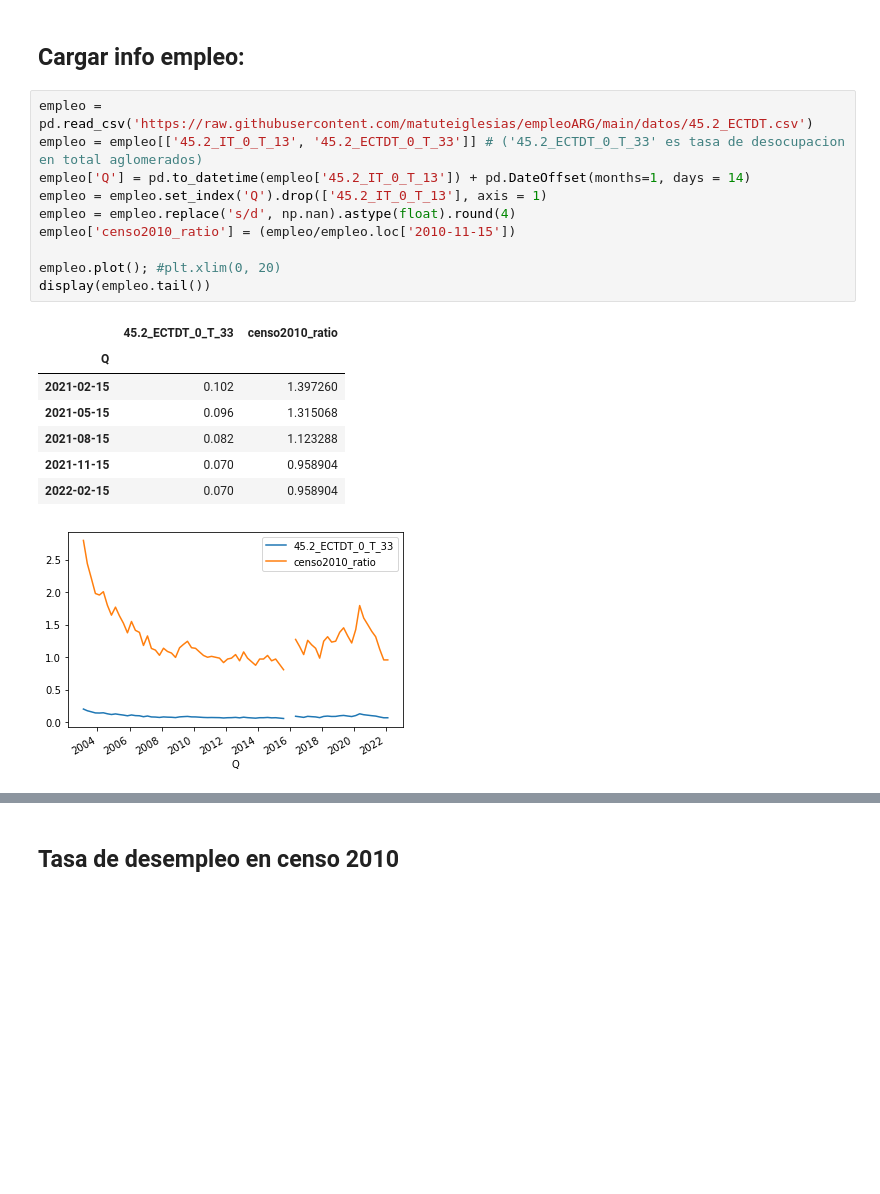
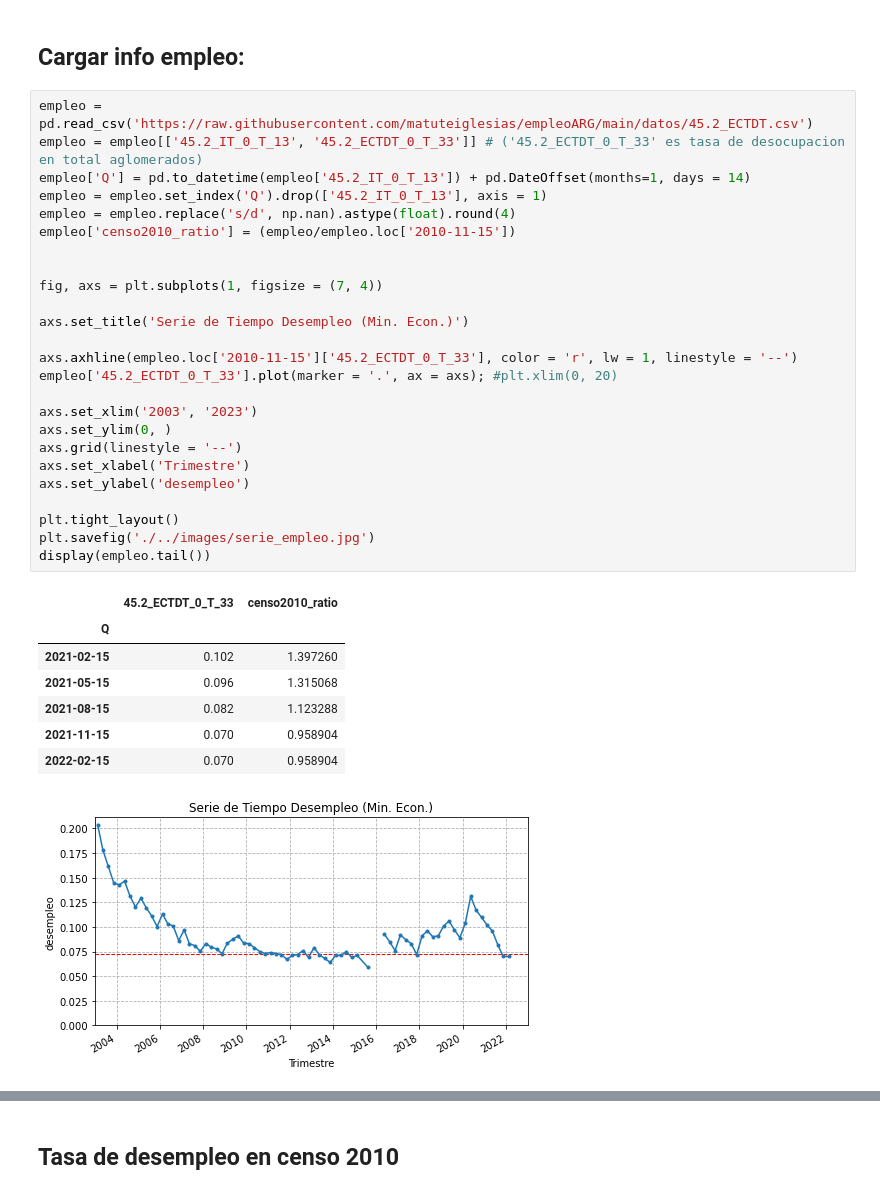
Before and after one commit to matuteiglesias/indice-pobreza-UBA, a Jupyter notebook: notebooks/02 - Predict using trained models- Empleo Trimestral.ipynb, the cells around one changed output, grey strips where cells are left out. Drawn from its saved outputs; the diff is of its cells as text; blank space fills up the shorter version.

```diff
--- a/notebooks/02 - Predict using trained models- Empleo Trimestral.ipynb
+++ b/notebooks/02 - Predict using trained models- Empleo Trimestral.ipynb
@@ -24,19 +26,34 @@ import os
 # %%
 empleo = pd.read_csv('https://raw.githubusercontent.com/matuteiglesias/empleoARG/main/datos/45.2_ECTDT.csv')
 empleo = empleo[['45.2_IT_0_T_13', '45.2_ECTDT_0_T_33']] # ('45.2_ECTDT_0_T_33' es tasa de desocupacion en total aglomerados)
 empleo['Q'] = pd.to_datetime(empleo['45.2_IT_0_T_13']) + pd.DateOffset(months=1, days = 14)
 empleo = empleo.set_index('Q').drop(['45.2_IT_0_T_13'], axis = 1)
 empleo = empleo.replace('s/d', np.nan).astype(float).round(4)
 empleo['censo2010_ratio'] = (empleo/empleo.loc['2010-11-15'])
 
-empleo.plot(); #plt.xlim(0, 20)
+
+fig, axs = plt.subplots(1, figsize = (7, 4))
+
+axs.set_title('Serie de Tiempo Desempleo (Min. Econ.)')
+
+axs.axhline(empleo.loc['2010-11-15']['45.2_ECTDT_0_T_33'], color = 'r', lw = 1, linestyle = '--')
+empleo['45.2_ECTDT_0_T_33'].plot(marker = '.', ax = axs); #plt.xlim(0, 20)
+
+axs.set_xlim('2003', '2023')
+axs.set_ylim(0, )
+axs.grid(linestyle = '--')
+axs.set_xlabel('Trimestre')
+axs.set_ylabel('desempleo')
+
+plt.tight_layout()
+plt.savefig('./../images/serie_empleo.jpg')
 display(empleo.tail())
 # %% [output]
 |  | 45.2_ECTDT_0_T_33 | censo2010_ratio |
 | Q |  |  |
 | 2021-02-15 | 0.102 | 1.397260 |
 | 2021-05-15 | 0.096 | 1.315068 |
 | 2021-08-15 | 0.082 | 1.123288 |
 | 2021-11-15 | 0.070 | 0.958904 |
 | 2022-02-15 | 0.070 | 0.958904 |
-[figure, old version]
+[figure, new version]
```
Also changed, not shown: parts of 2 cells of this notebook, 1 other file.
